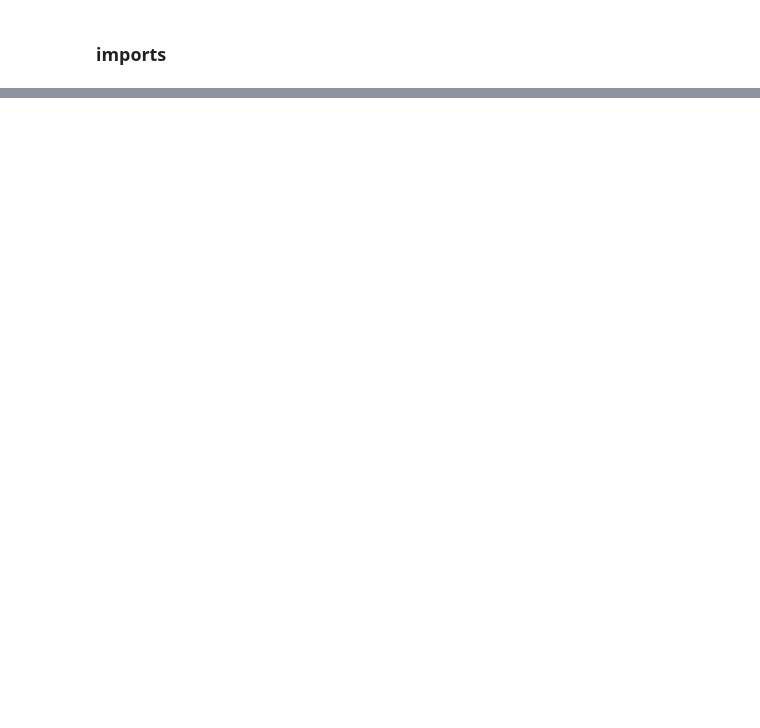
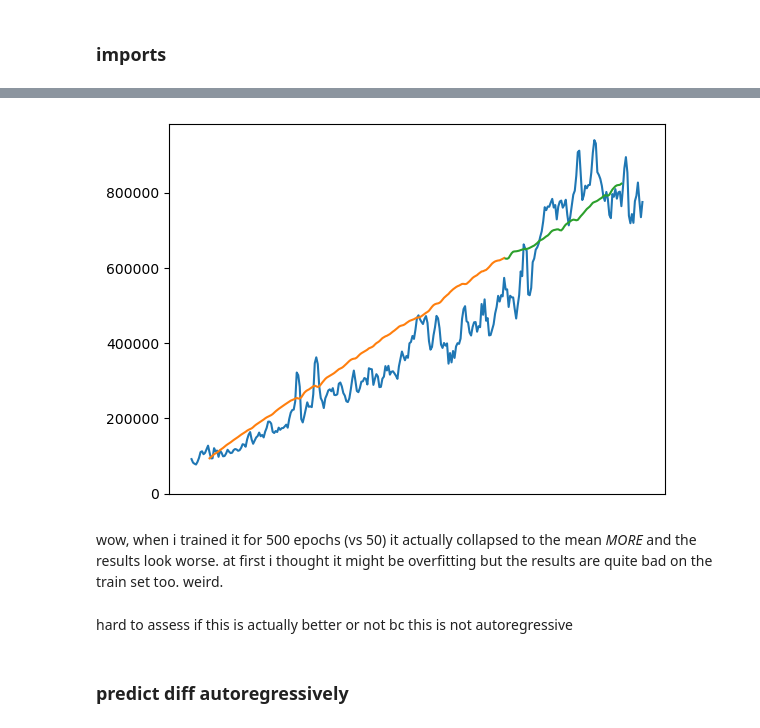
Before and after one commit to hlu109/math462_project, a Jupyter notebook: scripts/LSTM.ipynb, the cells around one changed output, grey strips where cells are left out. Cells and saved outputs as stored; diff of their text form; code cells hidden in the pictures; blank space fills up the shorter version.

```diff
--- a/scripts/LSTM.ipynb
+++ b/scripts/LSTM.ipynb
@@ -194,0 +268,27 @@ plt.show()
+# %%
+# un-scale the predictions
+price_d1_ts = scaler.inverse_transform(price_d1_ts)
+pred_train = scaler.inverse_transform(pred_train)
+pred_test = scaler.inverse_transform(pred_test)
+# %%
+price_d1_ts_cum = np.cumsum(price_d1_ts) + area_data.average_price[0]
+pred_train_cum = np.cumsum(pred_train) + area_data.average_price[0]
+pred_test_cum = np.cumsum(pred_test) + pred_train_cum[-1]
+
+plt.plot(price_d1_ts_cum)
+plt.gca().set_xticks([])
+# plt.plot(X_train[:, 0])
+plt.plot(range(lookback, lookback + len(pred_train)), pred_train_cum)
+plt.plot(
+    range(lookback + len(pred_train),
+          lookback + len(pred_train) + len(pred_test)), pred_test_cum)
+plt.ylim(bottom=0)
+plt.show()
+# %% [output]
+[figure, added]
+# %% [markdown]
+wow, when i trained it for 500 epochs (vs 50) it actually collapsed to the mean *MORE* and the results look worse. at first i thought it might be overfitting but the results are quite bad on the train set too. weird.
+# %% [markdown]
+hard to assess if this is actually better or not bc this is not autoregressive
+# %% [markdown]
+### predict diff autoregressively
```
Also changed, not shown: parts of 63 cells of this notebook, 2 other files.
